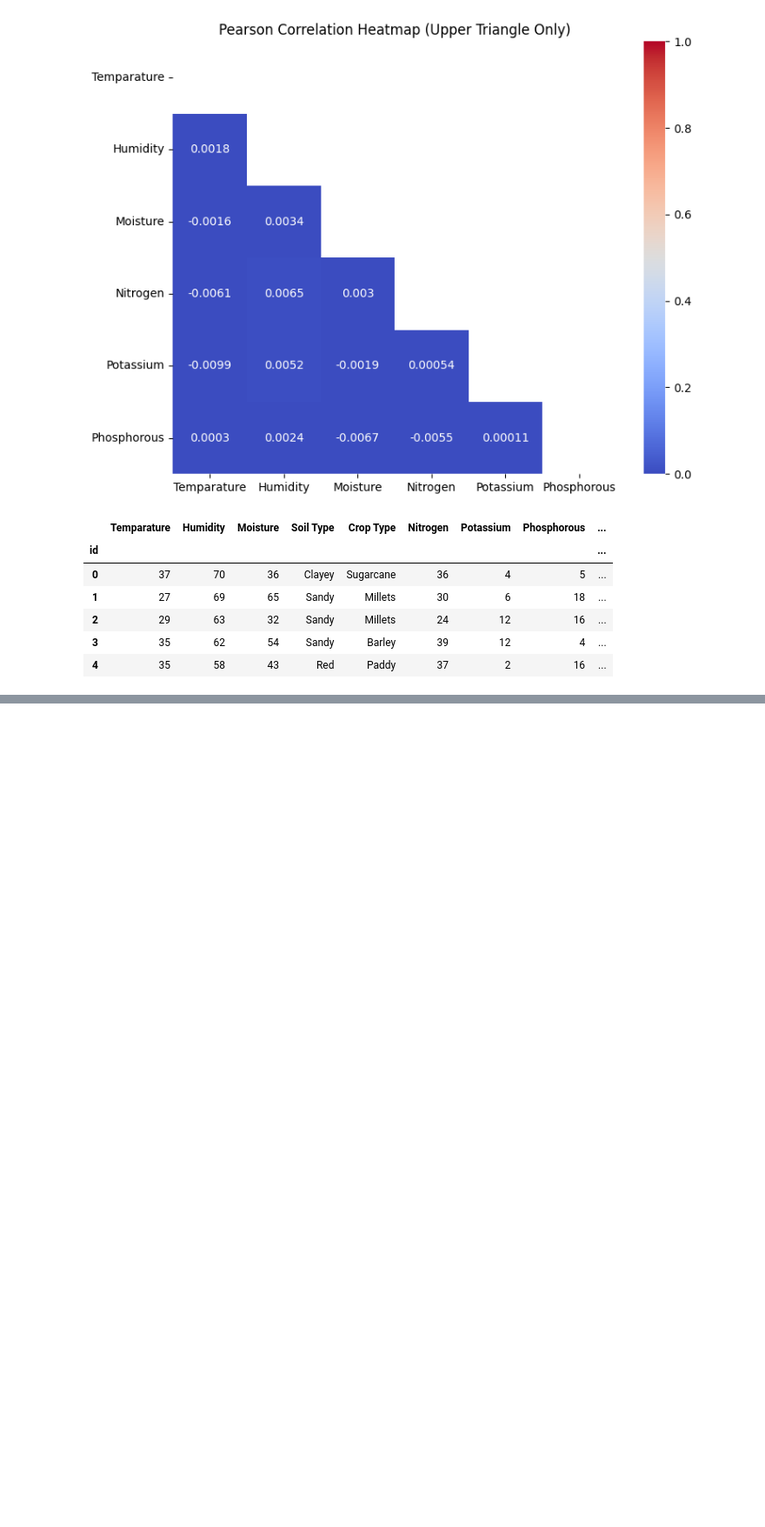
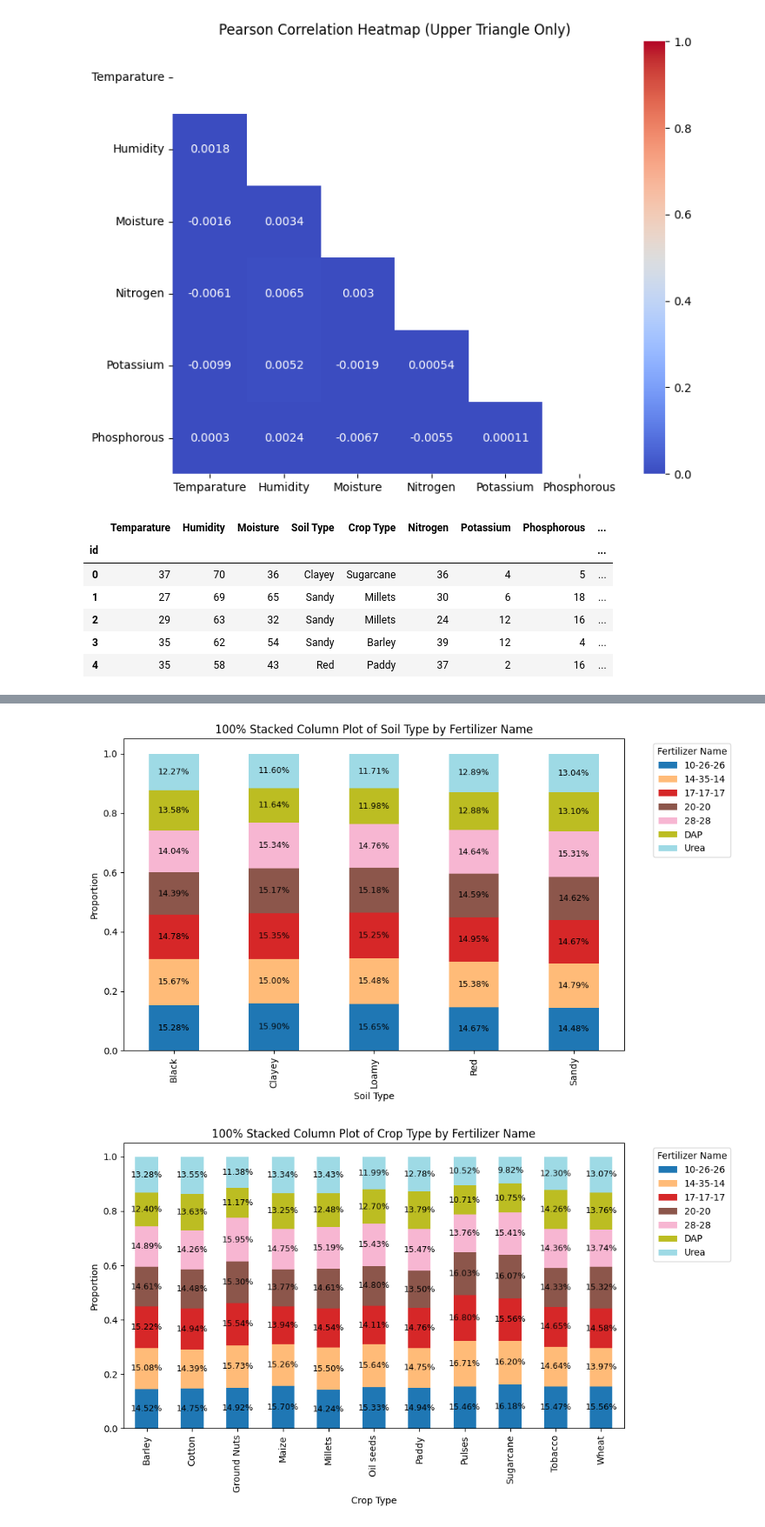
Before and after one commit to Khangtran94/KAGGLE_2025_June, a Jupyter notebook: EDA_Fertilizer.ipynb, the cells around one changed output, grey strips where cells are left out. Shown at 87% size. Drawn from its saved outputs; the diff is of its cells as text; code cells hidden in the pictures; blank space fills up the shorter version.

```diff
--- a/EDA_Fertilizer.ipynb
+++ b/EDA_Fertilizer.ipynb
@@ -152,0 +187,21 @@ array(['28-28', '17-17-17', '10-26-26', 'DAP', '20-20', '14-35-14',
+# %%
+for col in cat_features:
+    counts = train.groupby([col, target]).size().unstack(fill_value=0)
+    pct = counts.div(counts.sum(axis=1), axis=0)
+    ax = pct.plot(kind='bar', stacked=True, figsize=(10,6), colormap='tab20')
+    plt.title(f'100% Stacked Column Plot of {col} by {target}')
+    plt.xlabel(col)
+    plt.ylabel('Proportion')
+    plt.legend(title=target, bbox_to_anchor=(1.05, 1), loc='upper left')
+    plt.tight_layout()
+    # Add annotation
+    for p in ax.patches:
+        height = p.get_height()
+        if height > 0.01:  # Only annotate if the bar is visible
+            ax.annotate(f'{height*100:.2f}%',
+                        (p.get_x() + p.get_width() / 2, p.get_y() + height / 2),
+                        ha='center', va='center', fontsize=9, color='black')
+    plt.show()
+# %% [output]
+[figure, added]
+[figure, added]
```
Also changed, not shown: parts of 9 cells of this notebook.
